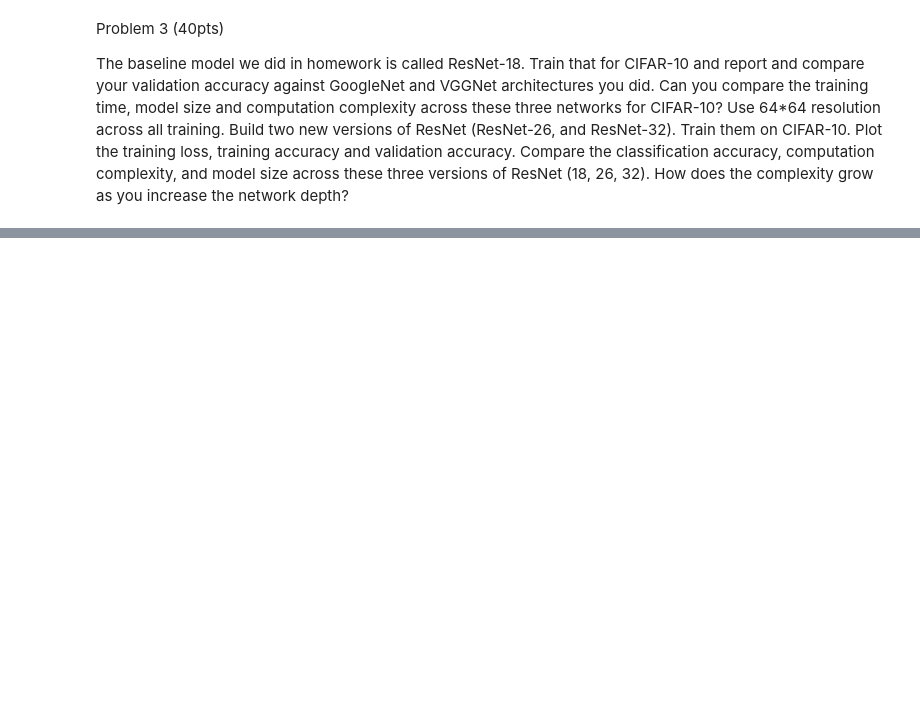
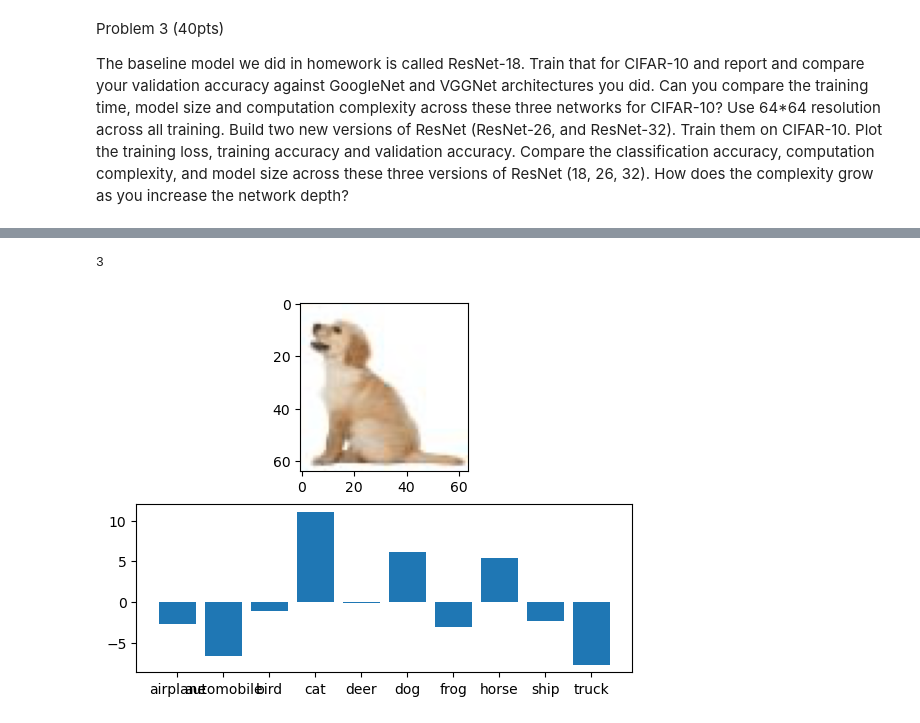
Before and after one commit to pcur/ECGR-4106, a Jupyter notebook: HW3/HW3.ipynb, the cells around one changed output, grey strips where cells are left out. Drawn from its saved outputs; the diff is of its cells as text; code cells hidden in the pictures; blank space fills up the shorter version.

```diff
--- a/HW3/HW3.ipynb
+++ b/HW3/HW3.ipynb
@@ -119,28 +144,33 @@ vgg16 = tf.keras.Model(inputs, outputs)
 inputs = Input(shape=(64,64,3))
 x = layers.Conv2D(64, kernel_size=3, padding = 'same', activation='relu')(inputs)
 x = layers.Conv2D(64, kernel_size=3, padding = 'same', activation='relu')(x)
+x = layers.BatchNormalization()(x)
 block1 = layers.MaxPool2D(pool_size=(2,2), strides=(2,2))(x)
 
 x = layers.Conv2D(128, kernel_size=3, padding = 'same', activation='relu')(block1)
 x = layers.Conv2D(128, kernel_size=3, padding = 'same', activation='relu')(x)
+x = layers.BatchNormalization()(x)
 block2 = layers.MaxPool2D(pool_size=(2,2), strides=(2,2))(x)
 
 x = layers.Conv2D(256, kernel_size=3, padding = 'same', activation='relu')(block2)
 x = layers.Conv2D(256, kernel_size=3, padding = 'same', activation='relu')(x)
 x = layers.Conv2D(256, kernel_size=3, padding = 'same', activation='relu')(x)
 x = layers.Conv2D(256, kernel_size=3, padding = 'same', activation='relu')(x)
+x = layers.BatchNormalization()(x)
 block3 = layers.MaxPool2D(pool_size=(2,2), strides=(2,2))(x)
 
 x = layers.Conv2D(512, kernel_size=3, padding = 'same', activation='relu')(block3)
 x = layers.Conv2D(512, kernel_size=3, padding = 'same', activation='relu')(x)
 x = layers.Conv2D(512, kernel_size=3, padding = 'same', activation='relu')(x)
 x = layers.Conv2D(512, kernel_size=3, padding = 'same', activation='relu')(x)
+x = layers.BatchNormalization()(x)
 block4 = layers.MaxPool2D(pool_size=(2,2), strides=(2,2))(x)
 
 x = layers.Conv2D(512, kernel_size=3, padding = 'same', activation='relu')(block4)
 x = layers.Conv2D(512, kernel_size=3, padding = 'same', activation='relu')(x)
 x = layers.Conv2D(512, kernel_size=3, padding = 'same', activation='relu')(x)
 x = layers.Conv2D(512, kernel_size=3, padding = 'same', activation='relu')(x)
+x = layers.BatchNormalization()(x)
 block5 = layers.MaxPool2D(pool_size=(2,2), strides=(2,2))(x)
 
 x = layers.Flatten()(block5)
@@ -150,7 +180,7 @@ x = layers.Dropout(0.1)(x)
 x = layers.Dense(4096, activation='relu')(x)
 x = layers.Dropout(0.1)(x)
 
-outputs = layers.Dense(10, activation='softmax')(x)
+outputs = layers.Dense(10)(x)
 #outputs = layers.Softmax()(x)
 
 vgg19 = tf.keras.Model(inputs, outputs)
@@ -293,0 +607,12 @@ x =
+# %%
+predictions = ResNet26.predict(img_arr) #predict for model1
+
+class_names = ['airplane','automobile','bird','cat','deer','dog','frog','horse','ship','truck']
+plt.subplot(2,1,1)
+plt.imshow(img_arr[0,:,:], cmap='Greys')
+plt.subplot(2,1,2)
+plt.bar(class_names, predictions[0]) #display confidence values as bar plot
+np.argmax(predictions)
+# %% [output]
+3
+[figure, added]
```
Also changed, not shown: parts of 23 cells of this notebook.
